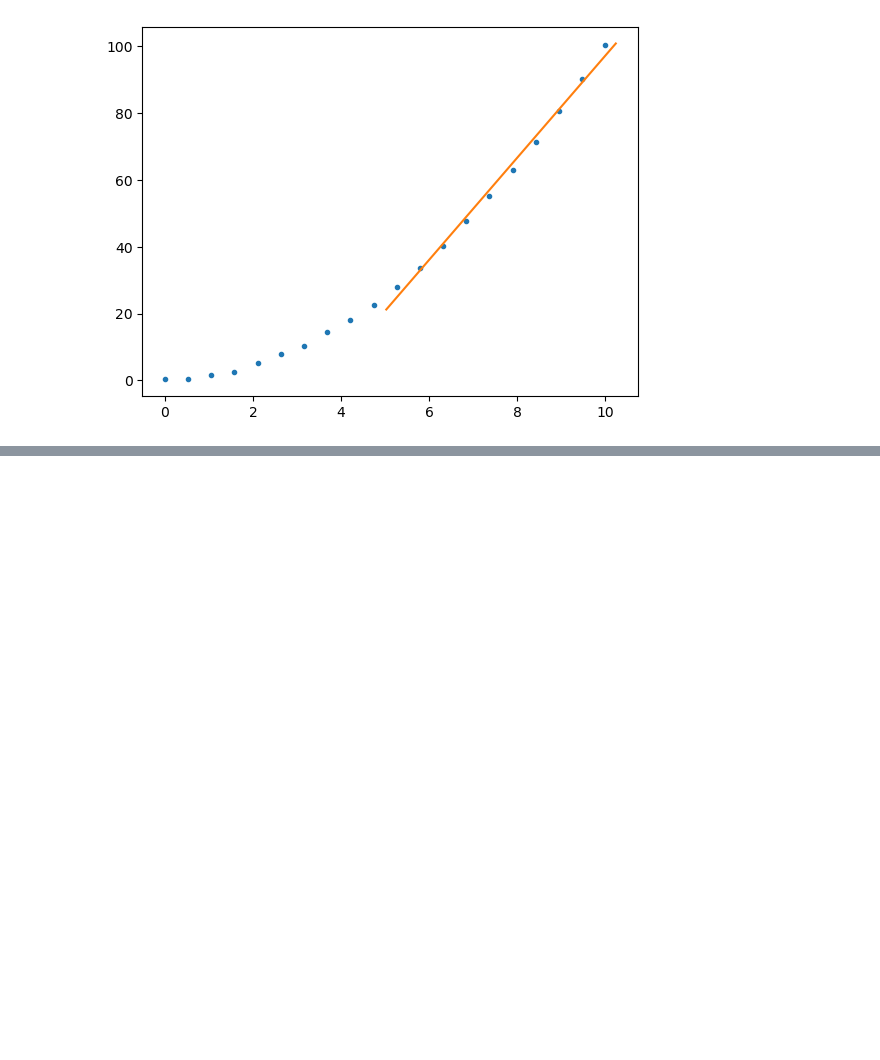
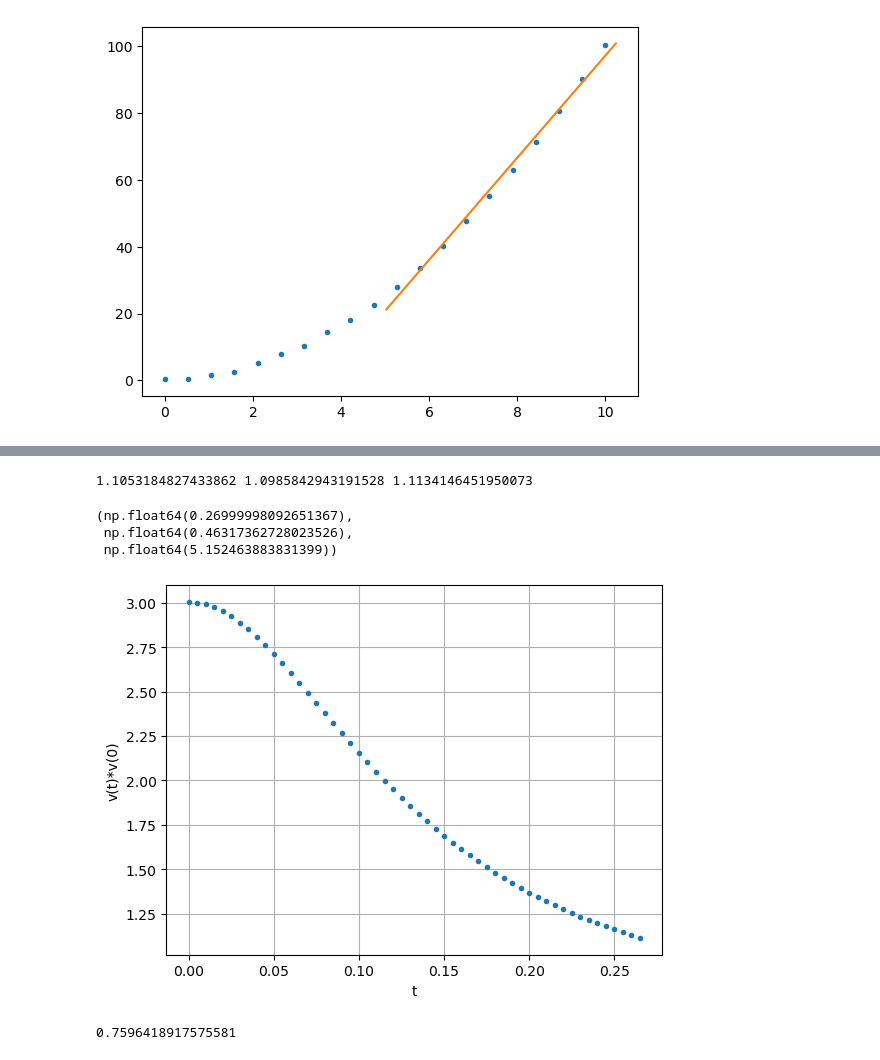
Before and after one commit to DeSpecTDr/lennard-johnes-gas-sim, a Jupyter notebook: 1.ipynb, the cells around one changed output, grey strips where cells are left out. Saved outputs shown, nothing was run; the diff lists cells and outputs as text; code cells hidden in the pictures; blank space fills up the shorter version.

```diff
--- a/1.ipynb
+++ b/1.ipynb
@@ -24,0 +112,32 @@ plt.plot(xxx, yyy)
+# %%
+C0 = z[0]
+Ce = C0 / np.e
+
+i = 0
+while True:
+    if z[i] < Ce:
+        break
+    i += 1
+
+# Ce = z[i-1] * (1-c) + z[i] * c
+
+plt.plot(x[:i], z[:i], '.')
+plt.xlabel("t")
+plt.ylabel("v(t)*v(0)")
+plt.grid()
+print(Ce, z[i], z[i-1])
+plt.savefig("freepath3_gas.svg")
+
+x[i], x[i] * v0, 15**3/1000/(x[i] * v0)/2**0.5
+# %% [output]
+1.1053184827433862 1.0985842943191528 1.1134146451950073
+(np.float64(0.26999998092651367),
+ np.float64(0.46317362728023526),
+ np.float64(5.152463883831399))
+[figure, added]
+# %%
+# for ideal gas
+
+15**3/1000/np.pi/2**0.5
+# %% [output]
+0.7596418917575581
```
Also changed, not shown: parts of 8 cells of this notebook, 3 other files.
